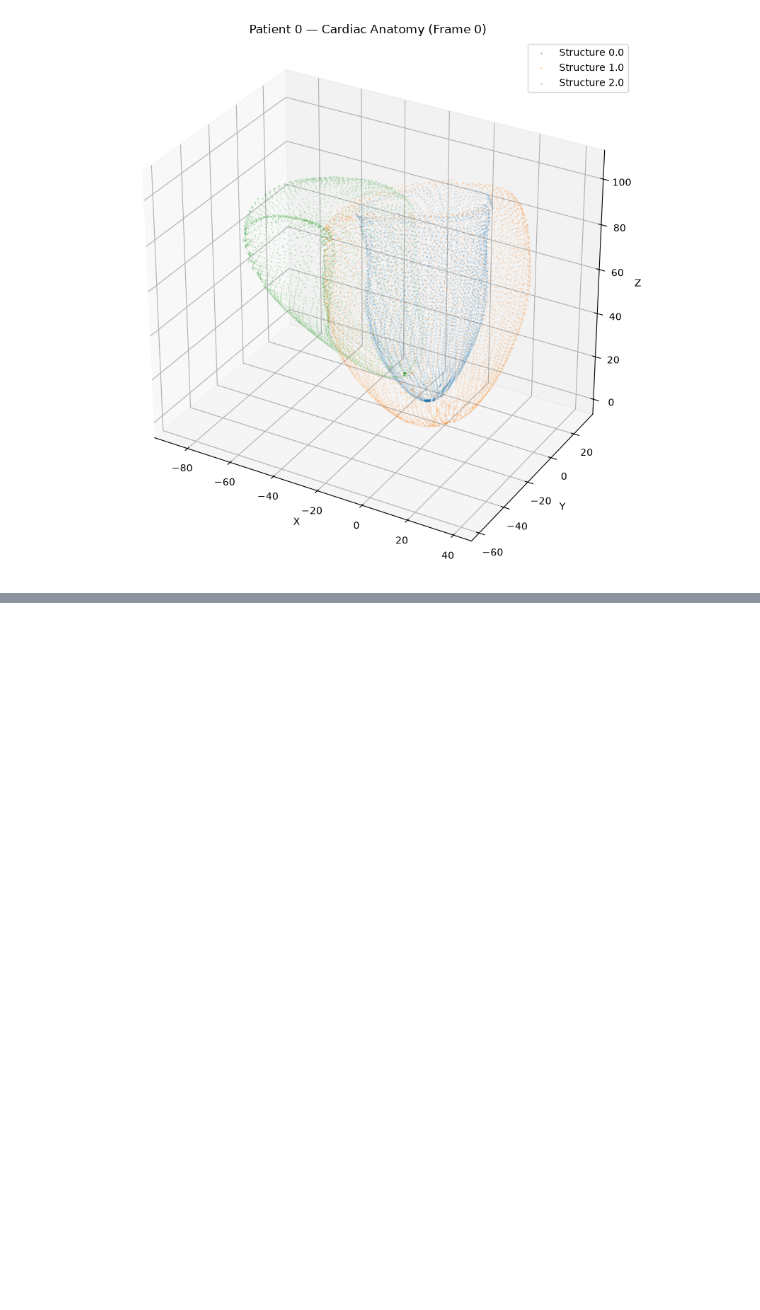
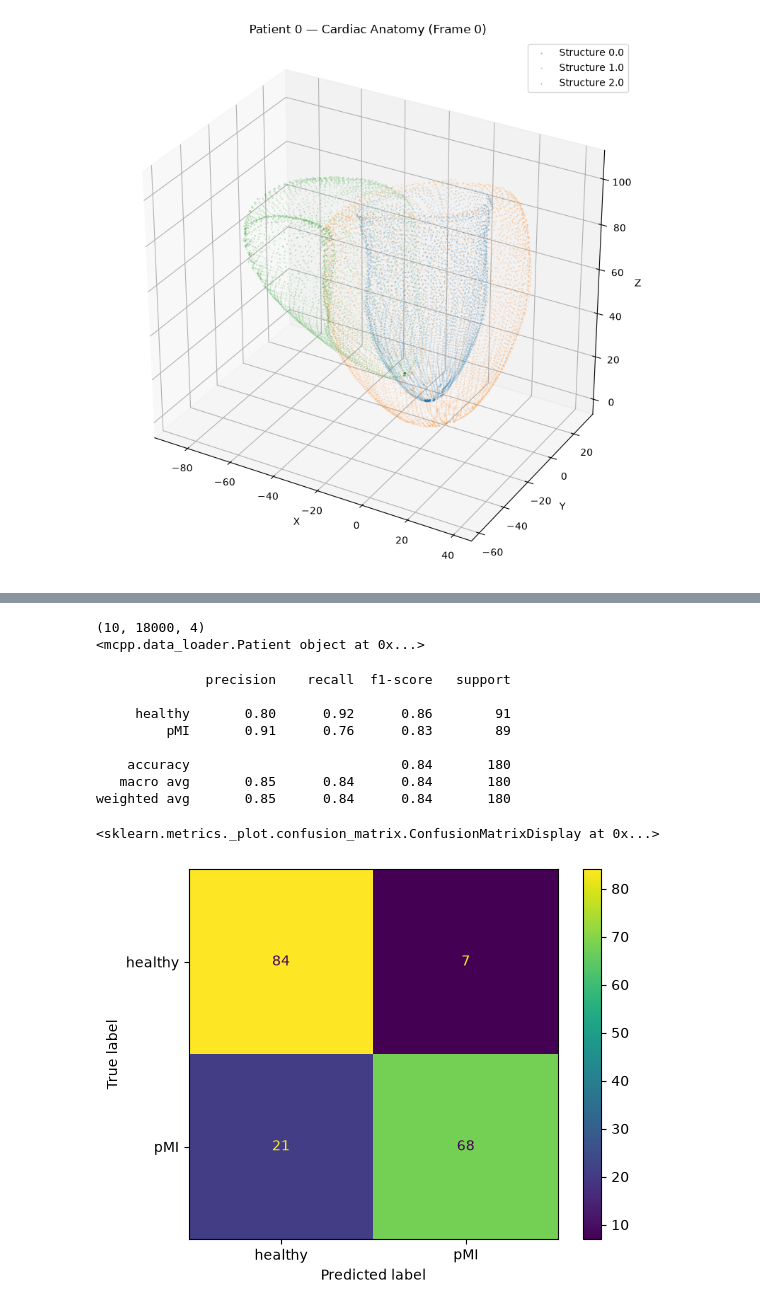
Before and after one commit to ZanderWilkinson/myocardia_prediction_project, a Jupyter notebook: notebooks/data_loading.ipynb, the cells around one changed output, grey strips where cells are left out. Drawn from its saved outputs; the diff is of its cells as text; code cells hidden in the pictures; blank space fills up the shorter version.

```diff
--- a/notebooks/data_loading.ipynb
+++ b/notebooks/data_loading.ipynb
@@ -62,0 +198,36 @@ Label 2.0: 6000 points
+# %%
+print(np.shape(train_data.train.patients[0].data))
+print(train_data.train.patients[0])
+# %% [output]
+(10, 18000, 4)
+<mcpp.data_loader.Patient object at 0x...>
+# %%
+from sklearn.linear_model import LogisticRegression
+from sklearn.metrics import classification_report
+
+# Fit scaling and PCA on training patients only.
+X_train, model_516 = pca_datasubset(train_data.train, n_components=540)
+X_val, _ = pca_datasubset(train_data.val, model=model_516)
+
+y_train = train_data.train.data["MI"].to_numpy()
+y_val = train_data.val.data["MI"].to_numpy()
+
+classifier = LogisticRegression(max_iter=20000)
+classifier.fit(X_train, y_train)
+
+predictions = classifier.predict(X_val)
+print(classification_report(y_val, predictions))
+
+from sklearn.metrics import ConfusionMatrixDisplay
+ConfusionMatrixDisplay.from_predictions(y_val, predictions)
+# %% [output]
+              precision    recall  f1-score   support
+
+     healthy       0.80      0.92      0.86        91
+         pMI       0.91      0.76      0.83        89
+
+    accuracy                           0.84       180
+   macro avg       0.85      0.84      0.84       180
+weighted avg       0.85      0.84      0.84       180
+<sklearn.metrics._plot.confusion_matrix.ConfusionMatrixDisplay at 0x...>
+[figure, added]
```
Also changed, not shown: parts of 9 cells of this notebook, 59 other files.
